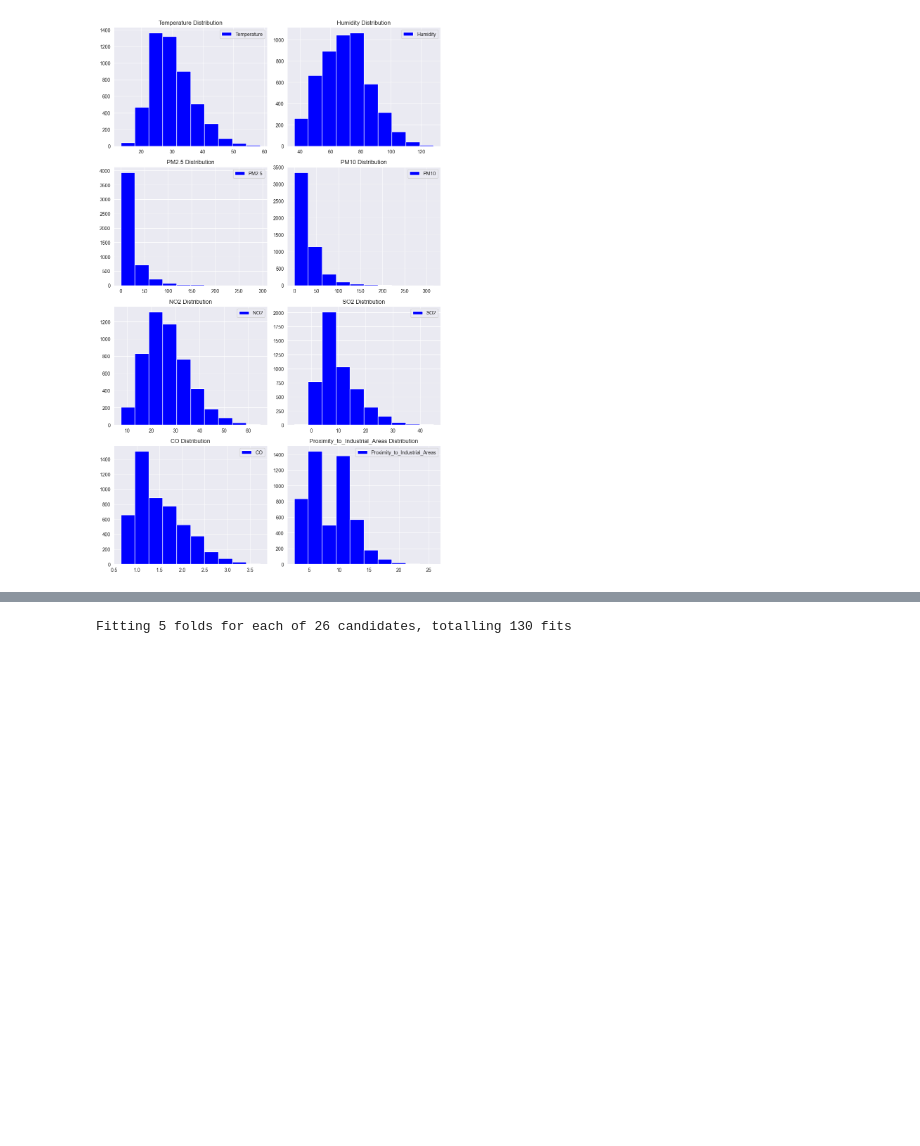
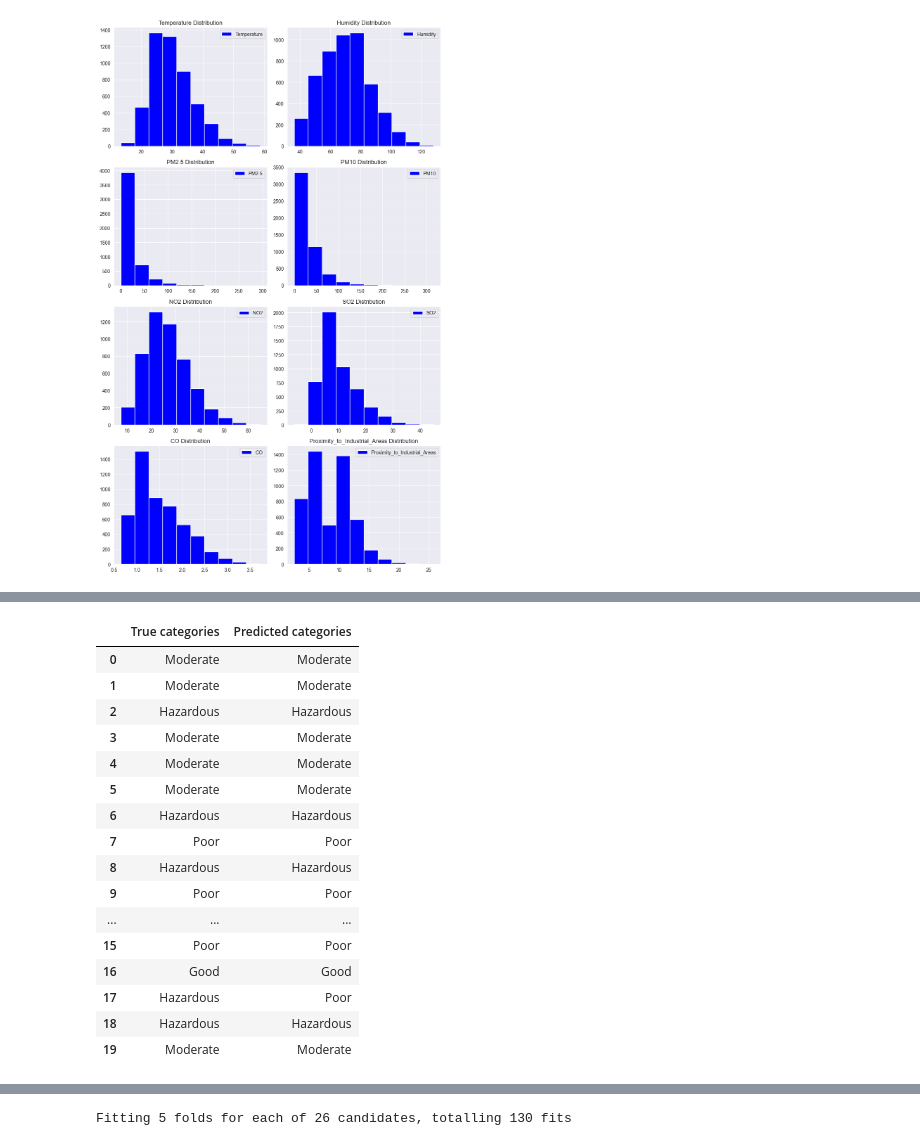
Before and after one commit to Abdssamie/Data_Science, a Jupyter notebook: Air Quality And Pollution Assessement/workbook.ipynb, the cells around one changed output, grey strips where cells are left out. Cells and saved outputs as stored; diff of their text form; code cells hidden in the pictures; blank space fills up the shorter version.

```diff
--- a/Air Quality And Pollution Assessement/workbook.ipynb
+++ b/Air Quality And Pollution Assessement/workbook.ipynb
@@ -195,0 +319,13 @@ weighted avg       0.93      0.93      0.93      1000
+# %%
+grid_search_2 = GridSearchCV(estimator=clf, param_grid = {
+    "criterion": ["gini", "entropy"],  # Function to measure the quality of a split
+    "max_depth": [75, 95,100],  # Maximum depth of the tree
+    "min_samples_split": [4, 5, 7],  # Minimum samples required to split an internal node
+    "min_samples_leaf": [1, 2,3, 4],  # Minimum samples required to be at a leaf node
+    "max_features": ["sqrt", None],  # Number of features to consider at each split
+    "max_leaf_nodes": [80,90,100],  # Maximum number of leaf nodes
+    "ccp_alpha": [ 0.01],  # Complexity parameter for cost-complexity pruning
+}
+)
+
+grid_search_2.fit(X=X_train, y=y_train)
@@ -195,0 +340,6 @@ weighted avg       0.93      0.93      0.93      1000
+# %%
+best_clf_v2 = grid_search_2.best_estimator_
+
+y_pred_2 = best_clf_v2.predict(X_test)
+
+print(classification_results_2 := classification_report(y_test, y_pred_2))
@@ -195,0 +357,30 @@ weighted avg       0.93      0.93      0.93      1000
+# %%
+df_true = encoder.inverse_transform(y_test)
+df_pred = encoder.inverse_transform(y_pred_2)
+
+y_pred_vs_true = {
+    "True categories": df_true,
+    "Predicted categories": df_pred,
+}
+
+y_pred_vs_true = pd.DataFrame(y_pred_vs_true)
+
+y_pred_vs_true.head(20)
+# %% [output]
+|  | True categories | Predicted categories |
+| 0 | Moderate | Moderate |
+| 1 | Moderate | Moderate |
+| 2 | Hazardous | Hazardous |
+| 3 | Moderate | Moderate |
+| 4 | Moderate | Moderate |
+| 5 | Moderate | Moderate |
+| 6 | Hazardous | Hazardous |
+| 7 | Poor | Poor |
+| 8 | Hazardous | Hazardous |
+| 9 | Poor | Poor |
+| ... | ... | ... |
+| 15 | Poor | Poor |
+| 16 | Good | Good |
+| 17 | Hazardous | Poor |
+| 18 | Hazardous | Hazardous |
+| 19 | Moderate | Moderate |
```
Also changed, not shown: parts of 34 cells of this notebook.
